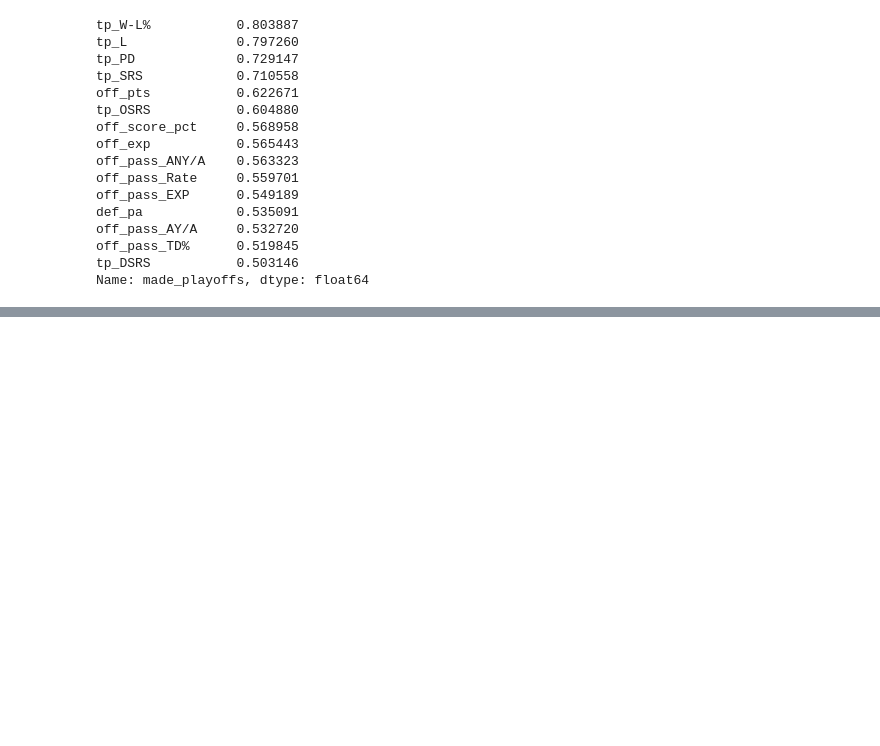
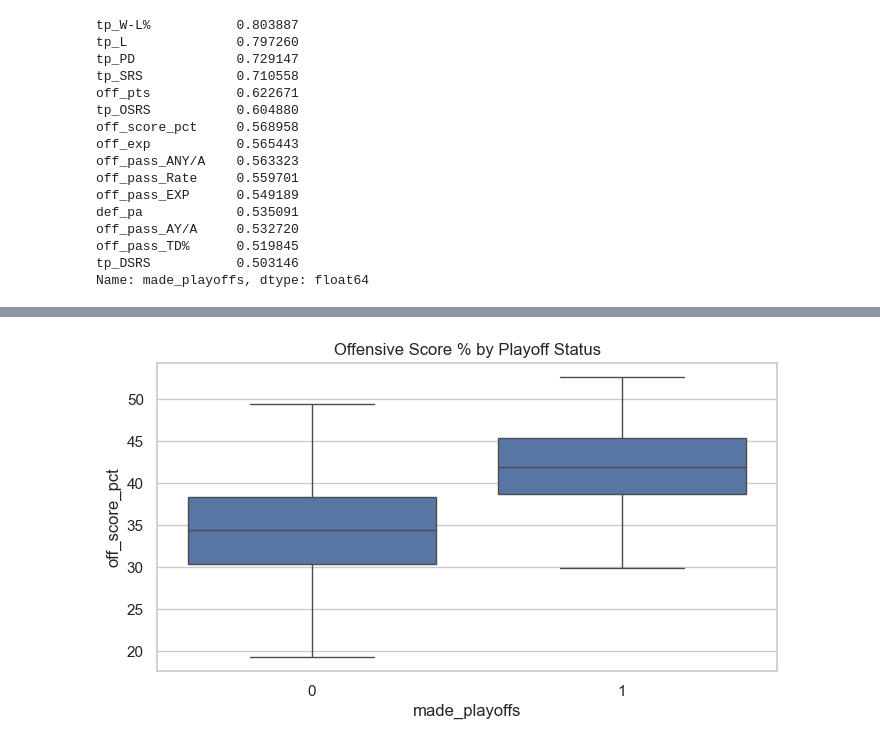
Before and after one commit to mattmarz94/nfl-decision-support-analytics, a Jupyter notebook: Data Preprocessing/eda_analysis.ipynb, the cells around one changed output, grey strips where cells are left out. Drawn from its saved outputs; the diff is of its cells as text; code cells hidden in the pictures; blank space fills up the shorter version.

```diff
--- a/Data Preprocessing/eda_analysis.ipynb
+++ b/Data Preprocessing/eda_analysis.ipynb
@@ -388,0 +387,8 @@ Name: made_playoffs, dtype: float64
+# %%
+plt.figure(figsize=(8,4))
+sns.set_theme(style="whitegrid")
+sns.boxplot(x="made_playoffs", y="off_score_pct", data=master_df)
+plt.title("Offensive Score % by Playoff Status")
+plt.show()
+# %% [output]
+[figure, added]
```
Also changed, not shown: parts of 8 cells of this notebook.
